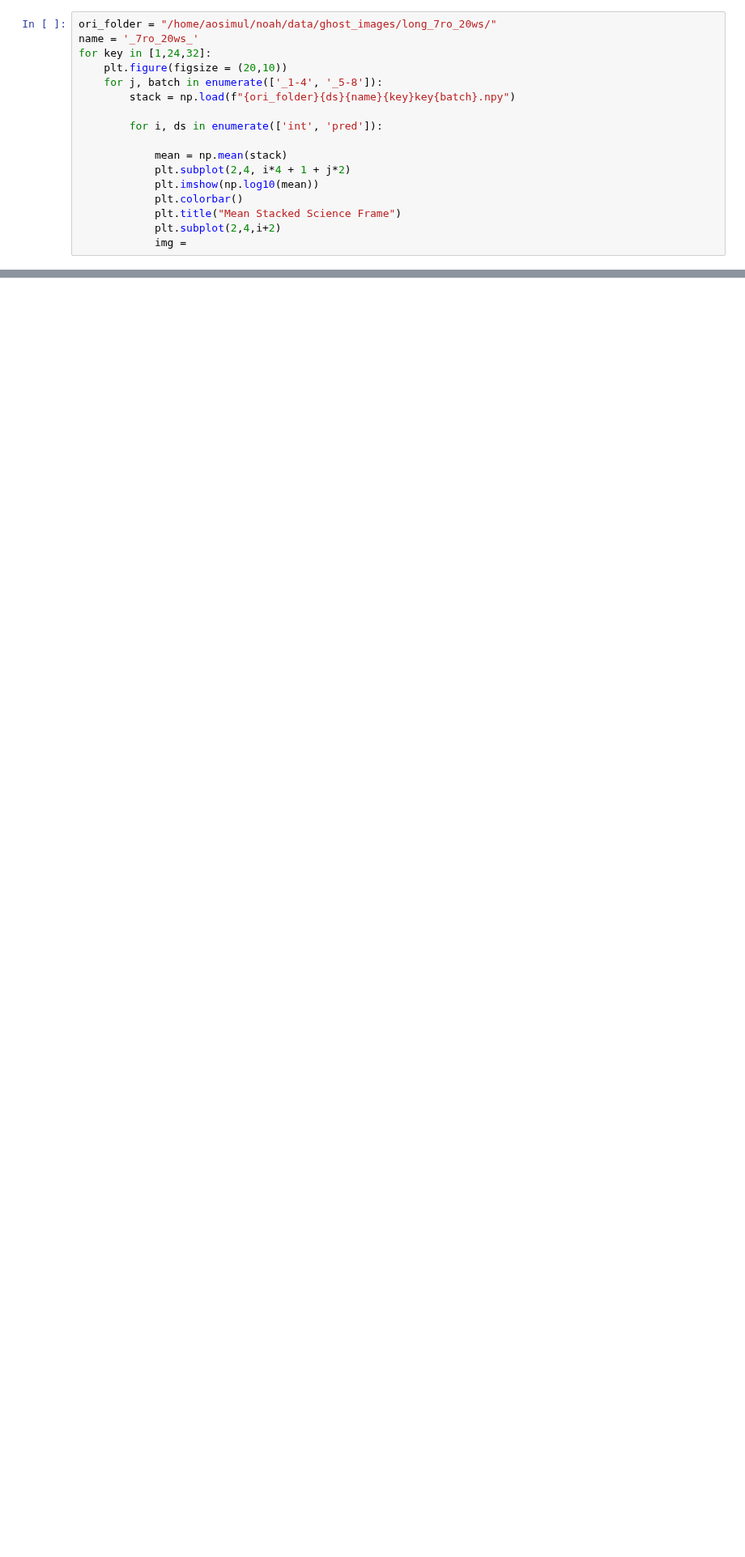
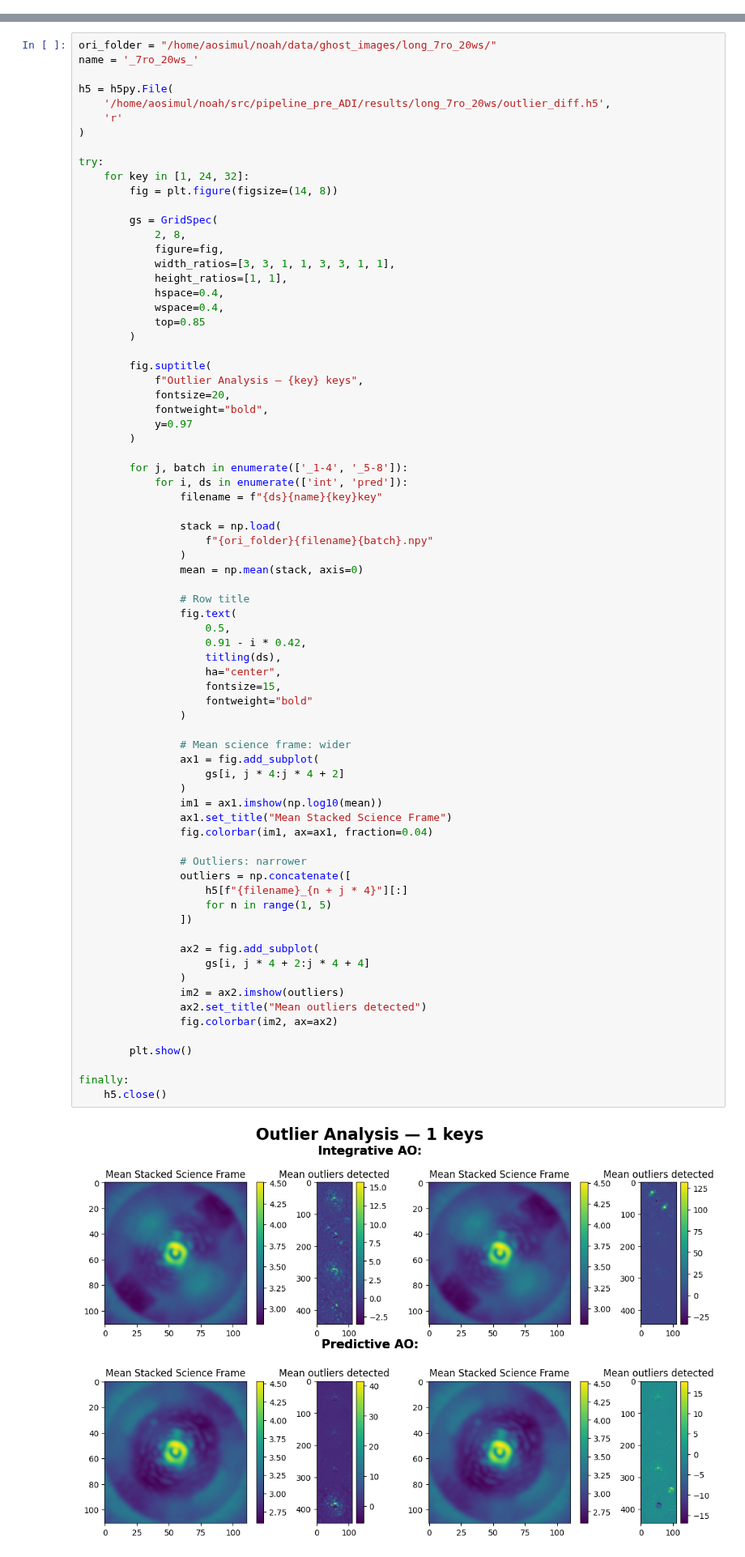
Before and after one commit to noah-bns/ESO_internship, a Jupyter notebook: src/pipeline_pre_ADI/notebooks/make_plots.ipynb, the cells around one changed output, grey strips where cells are left out. Shown at 81% size. Saved outputs shown, nothing was run; the diff lists cells and outputs as text; blank space fills up the shorter version.

Commit message:
Cleaning up the notebooks, making README, clearing the pipelines

```diff
--- a/src/pipeline_pre_ADI/notebooks/make_plots.ipynb
+++ b/src/pipeline_pre_ADI/notebooks/make_plots.ipynb
@@ -5,17 +10,0 @@ import pandas as pd
-# %%
-ori_folder = "/home/aosimul/noah/data/ghost_images/long_7ro_20ws/"
-name = '_7ro_20ws_'
-for key in [1,24,32]:
-    plt.figure(figsize = (20,10))
-    for j, batch in enumerate(['_1-4', '_5-8']):
-        stack = np.load(f"{ori_folder}{ds}{name}{key}key{batch}.npy")
-
-        for i, ds in enumerate(['int', 'pred']):
-
-            mean = np.mean(stack)
-            plt.subplot(2,4, i*4 + 1 + j*2)
-            plt.imshow(np.log10(mean))
-            plt.colorbar()
-            plt.title("Mean Stacked Science Frame")
-            plt.subplot(2,4,i+2)
-            img =
@@ -56,0 +13,76 @@ FileNotFoundError: ``/home/aosimul/noah/src/pipeline_pre_ADI/notebooks/home/aosi
+# %%
+ori_folder = "/home/aosimul/noah/data/ghost_images/long_7ro_20ws/"
+name = '_7ro_20ws_'
+
+h5 = h5py.File(
+    '/home/aosimul/noah/src/pipeline_pre_ADI/results/long_7ro_20ws/outlier_diff.h5',
+    'r'
+)
+
+try:
+    for key in [1, 24, 32]:
+        fig = plt.figure(figsize=(14, 8))
+
+        gs = GridSpec(
+            2, 8,
+            figure=fig,
+            width_ratios=[3, 3, 1, 1, 3, 3, 1, 1],
+            height_ratios=[1, 1],
+            hspace=0.4,
+            wspace=0.4,
+            top=0.85
+        )
+
+        fig.suptitle(
+            f"Outlier Analysis — {key} keys",
+            fontsize=20,
+            fontweight="bold",
+            y=0.97
+        )
+
+        for j, batch in enumerate(['_1-4', '_5-8']):
+            for i, ds in enumerate(['int', 'pred']):
+                filename = f"{ds}{name}{key}key"
+
+                stack = np.load(
+                    f"{ori_folder}{filename}{batch}.npy"
+                )
+                mean = np.mean(stack, axis=0)
+
+                # Row title
+                fig.text(
+                    0.5,
+                    0.91 - i * 0.42,
+                    titling(ds),
+                    ha="center",
+                    fontsize=15,
+                    fontweight="bold"
+                )
+
+                # Mean science frame: wider
+                ax1 = fig.add_subplot(
+                    gs[i, j * 4:j * 4 + 2]
+                )
+                im1 = ax1.imshow(np.log10(mean))
+                ax1.set_title("Mean Stacked Science Frame")
+                fig.colorbar(im1, ax=ax1, fraction=0.04)
+
+                # Outliers: narrower
+                outliers = np.concatenate([
+                    h5[f"{filename}_{n + j * 4}"][:]
+                    for n in range(1, 5)
+                ])
+
+                ax2 = fig.add_subplot(
+                    gs[i, j * 4 + 2:j * 4 + 4]
+                )
+                im2 = ax2.imshow(outliers)
+                ax2.set_title("Mean outliers detected")
+                fig.colorbar(im2, ax=ax2)
+
+        plt.show()
+
+finally:
+    h5.close()
+# %% [output]
+[figure, added]
```
Also changed, not shown: parts of 8 cells of this notebook, 15 other files.
